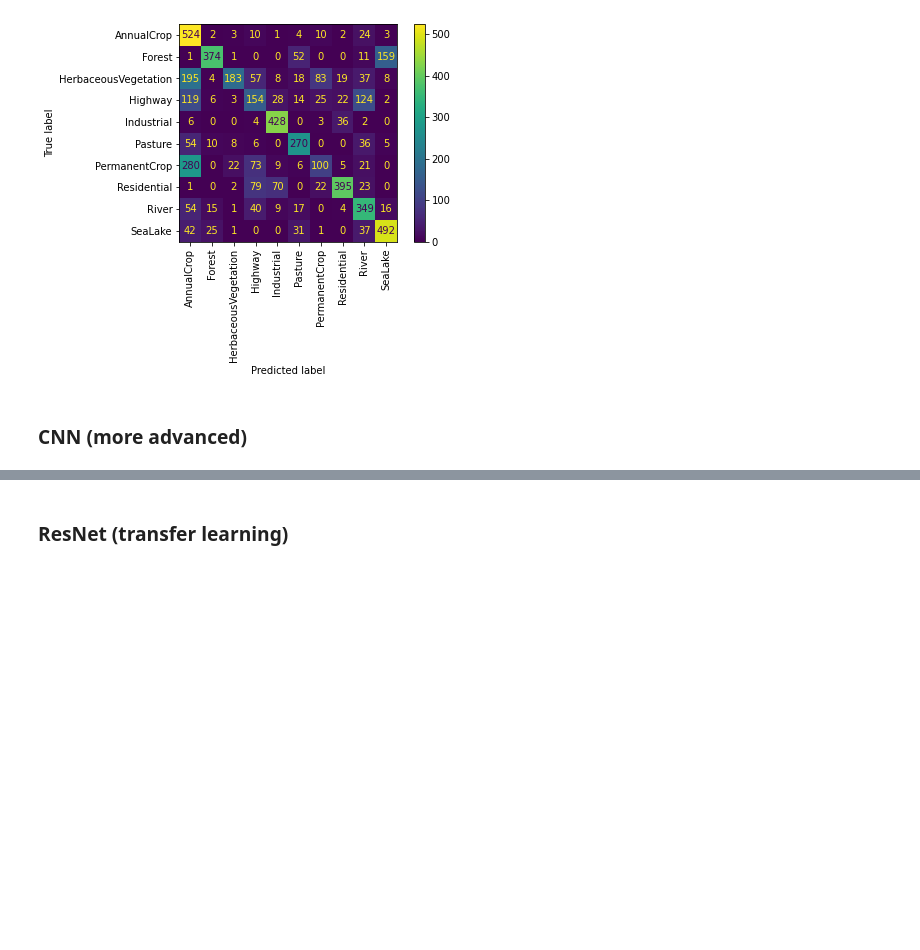
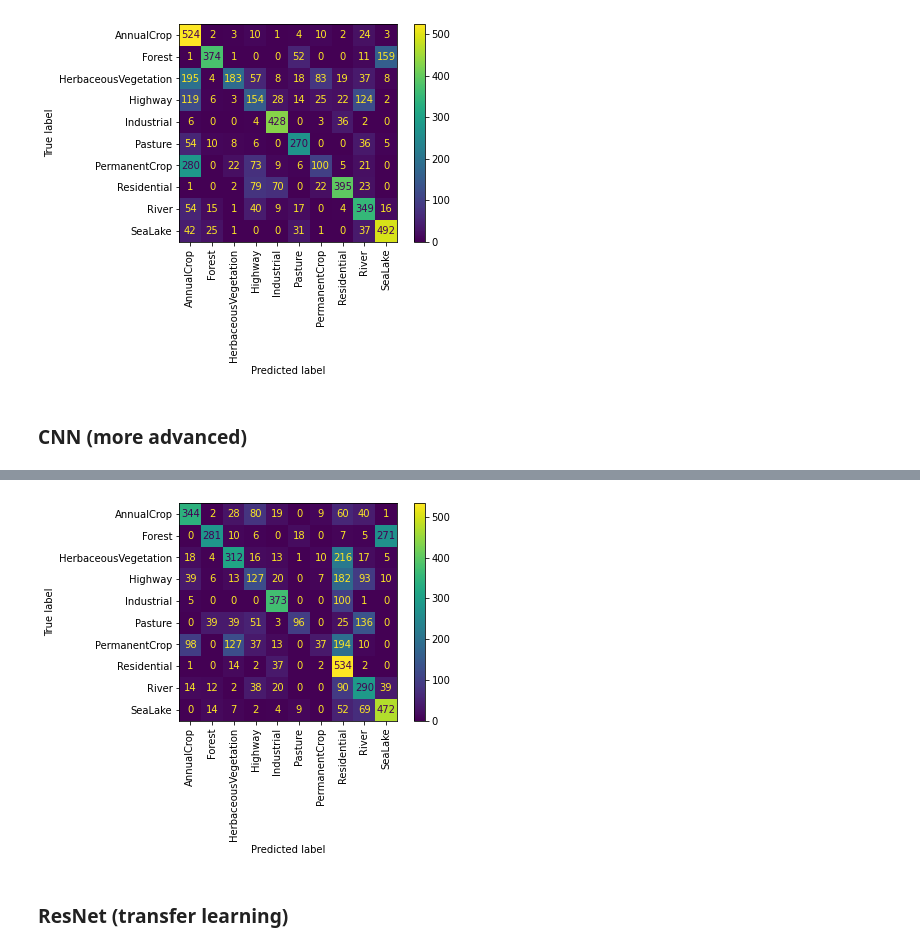
Before and after one commit to lucashoeft/Intelligent-Data-Analysis-2-Project, a Jupyter notebook: Intelligent-Data-Analysis-2-Project.ipynb, the cells around one changed output, grey strips where cells are left out. Cells and saved outputs as stored; diff of their text form; code cells hidden in the pictures; blank space fills up the shorter version.

```diff
--- a/Intelligent-Data-Analysis-2-Project.ipynb
+++ b/Intelligent-Data-Analysis-2-Project.ipynb
@@ -348,0 +413,9 @@ cnnModelAdv.summary()
+# %%
+preds = cnnModelAdv.predict(X_test_rescaled)
+class_labels = np.argmax(preds, axis=1)
+
+cnnModelAdvCM = ConfusionMatrixDisplay.from_predictions(y_test,
+                                            class_labels,
+                                            display_labels=info.features["label"].names,
+                                            xticks_rotation='vertical')
+# %% [output]
@@ -349,3 +423,4 @@ cnnModelAdv.summary()
+[figure, added]
 # %% [markdown]
 ### ResNet (transfer learning)
 # %%
```
Also changed, not shown: parts of 19 cells of this notebook.
